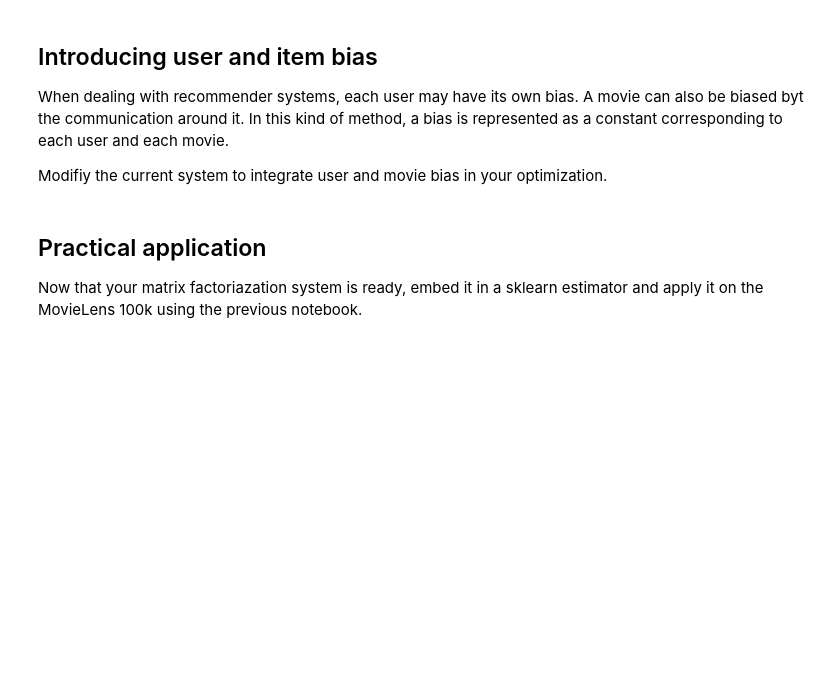
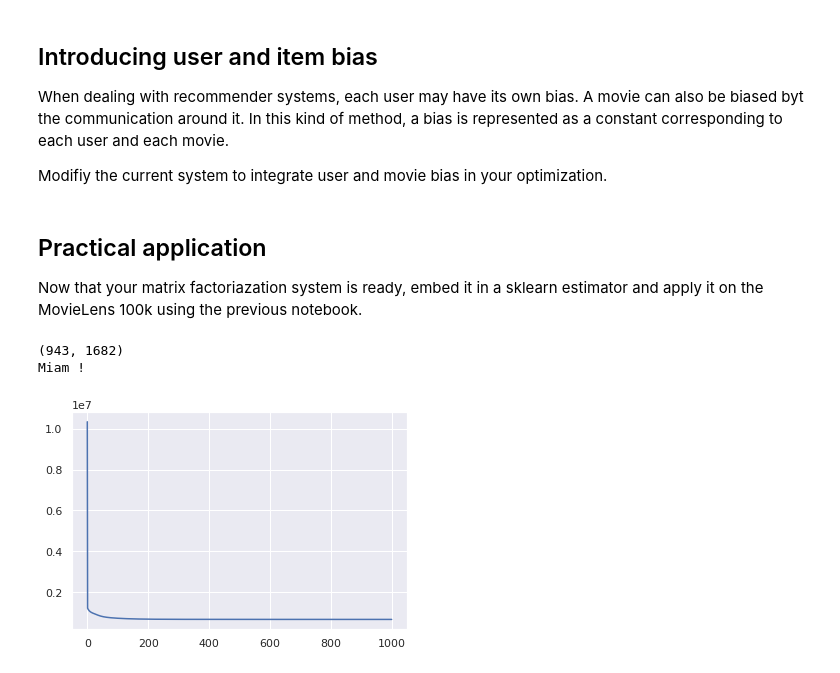
Before and after one commit to PunyPony/DataScience, a Jupyter notebook: recommender/tp2/TP2 - Non-negative Matrix Factorization - Subject.ipynb, the cells around one changed output. Saved outputs shown, nothing was run; the diff lists cells and outputs as text; code cells hidden in the pictures; blank space fills up the shorter version.

```diff
--- a/recommender/tp2/TP2 - Non-negative Matrix Factorization - Subject.ipynb
+++ b/recommender/tp2/TP2 - Non-negative Matrix Factorization - Subject.ipynb
@@ -443,3 +464,65 @@ Modifiy the current system to integrate user and movie bias in your optimization
 # %% [markdown]
 ## Practical application
 Now that your matrix factoriazation system is ready, embed it in a sklearn estimator and apply it on the MovieLens 100k using the previous notebook.
+# %%
+from sklearn.base import BaseEstimator
+
+class Recommendation(BaseEstimator):
+    components_ = (None, None)
+    def __init__(self):
+        return
+    def fit(self, R):
+        return self
+    def fit_transform(self, R, K, steps=500, alpha=0.0002, beta=0.03, gamma=0.02, es=es):
+        N = len(R)
+        M = len(R[0])
+        P = np.random.rand(N,K)
+        Q = np.random.rand(M,K)
+        nP, nQ = matrix_factorization_l1_l2(R, P, Q, K, steps=steps, alpha=alpha, beta=beta, gamma=gamma, es=es)
+        components_= (nP, nQ)
+        return nP @ nQ.T
+# %%
+ml100k = Dataset.load_builtin('ml-100k')
+pandas_ml100k = pd.DataFrame(ml100k.raw_ratings,
+                             columns =['userid', 'movieid', 'rates', 'timestamps'])
+#Chianlit
+pandas_ml100k["userid"] = pd.to_numeric(pandas_ml100k["userid"])
+pandas_ml100k["movieid"] = pd.to_numeric(pandas_ml100k["movieid"])
+pandas_ml100k["rates"] = pd.to_numeric(pandas_ml100k["rates"])
+pandas_ml100k = pandas_ml100k.sort_values(["userid", "movieid"])
+
+def reverse_mapping(mapping):
+    reverse_mapping = np.zeros((np.max(mapping) + 1,), dtype=int)
+    reverse_mapping[mapping] = np.arange(0, mapping.size)
+    return reverse_mapping
+
+userid_index = pandas_ml100k["userid"].unique().astype(dtype=int)
+index_userid = reverse_mapping(userid_index)
+filmid_index = pandas_ml100k["movieid"].unique().astype(dtype=int)
+index_filmid = reverse_mapping(filmid_index)
+nb_distinct_film = np.unique(filmid_index).size
+
+def user_rattings(serie):
+    user_rattings = np.zeros(nb_distinct_film)
+    np.put(user_rattings, index_filmid[serie.movieid], serie.rates)
+    return user_rattings
+
+pandas_ml100k = pandas_ml100k.groupby("userid").agg(pd.Series.tolist).apply(user_rattings, axis=1)
+
+users_rattings = np.hstack(pandas_ml100k.to_numpy()).reshape((-1,nb_distinct_film))
+R = user_items_biais(users_rattings)
+#R , R_test = train_test_split(users_rattings, shuffle=True, test_size=0.33)
+
+print(users_rattings.shape)
+K = 19 #18 genres de films selon wikipédia, 19 selon le readme de movie lens.
+
+es=[]
+recommendation = Recommendation()
+nR = recommendation.fit_transform(R=users_rattings, K=K, steps=1000, alpha=0.0002, beta=0.03, gamma=0.02, es=es)
+
+plt.plot(es)
+print("Miam !")
+# %% [output]
+(943, 1682)
+Miam !
+[figure, added]
```
Also changed, not shown: parts of 16 cells of this notebook, 2 other files.
